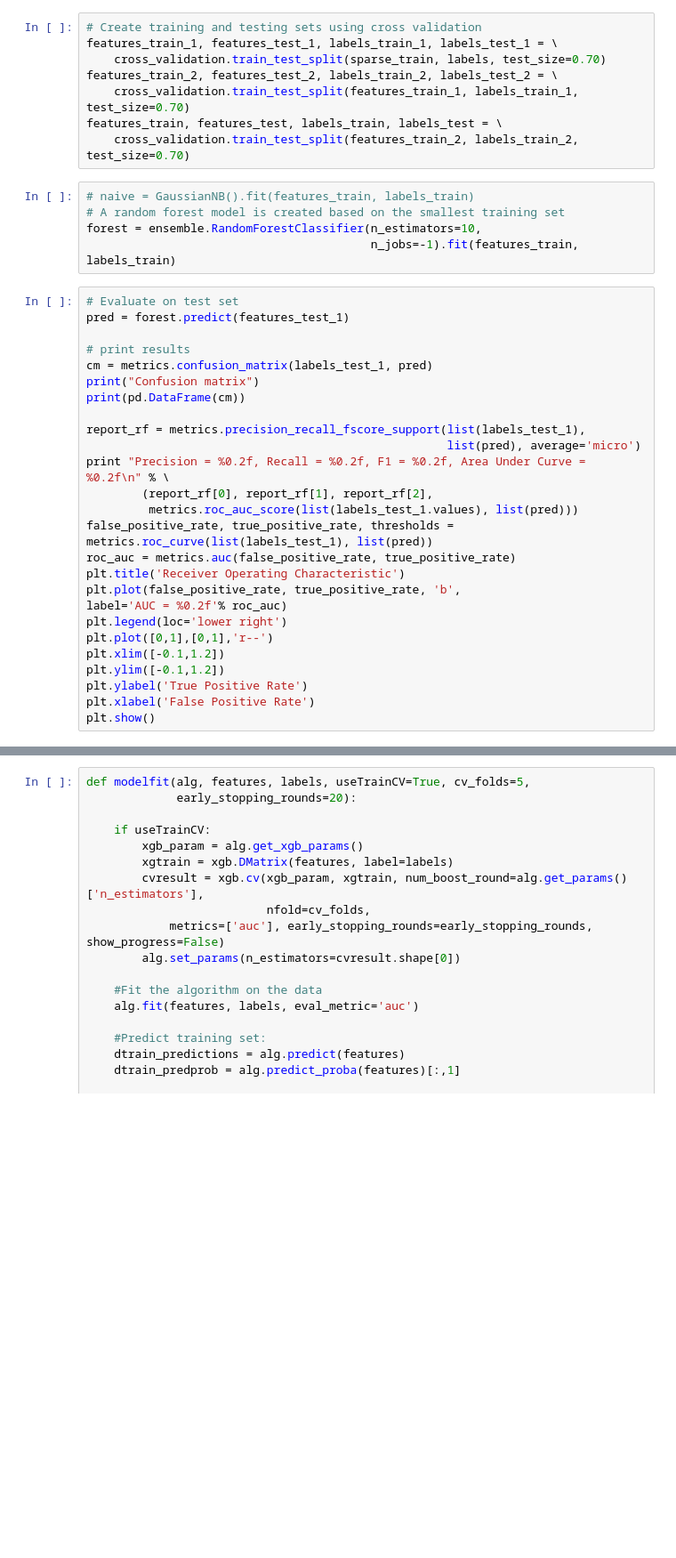
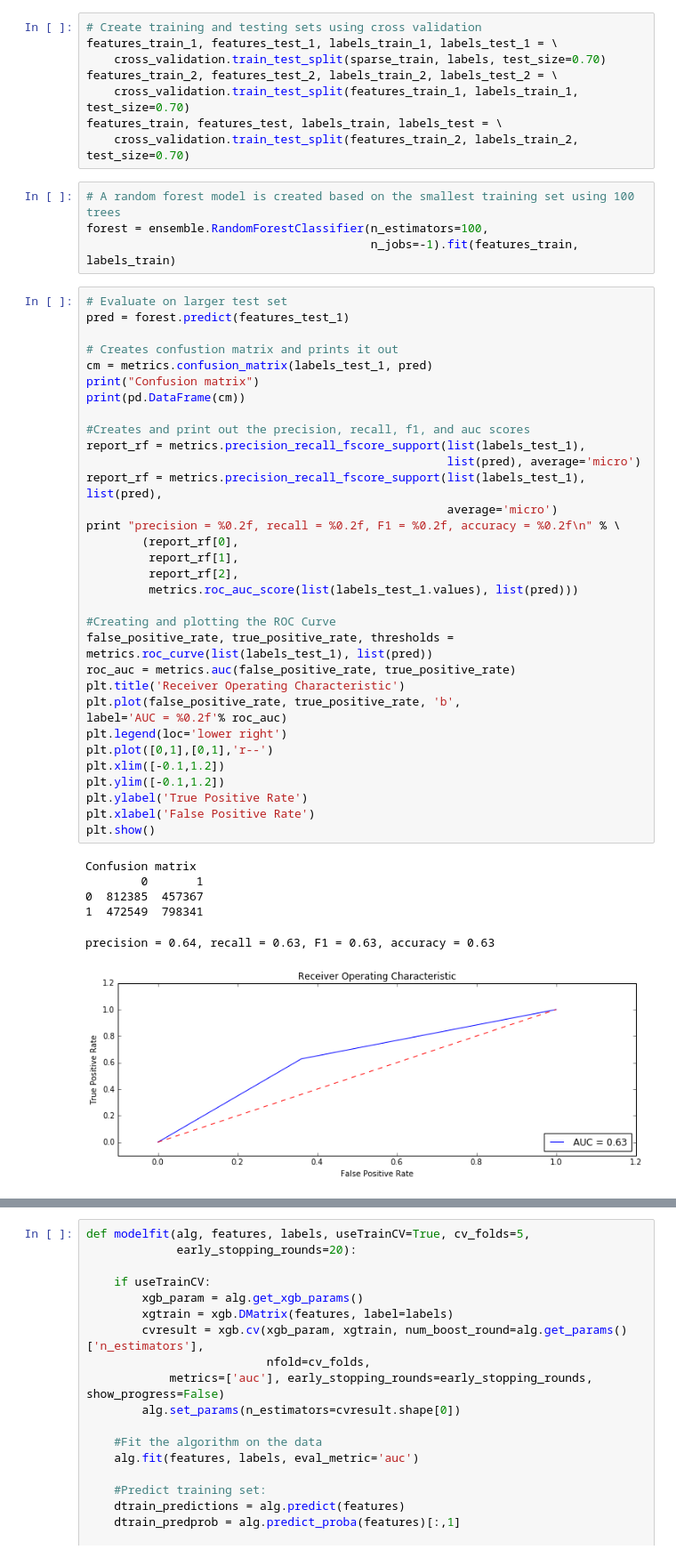
Before and after one commit to yaskyj/datascienceintensive, a Jupyter notebook: capstone/Flight Delays.ipynb, the cells around one changed output, grey strips where cells are left out. Shown: that part at 89% size. Drawn from its saved outputs; the diff is of its cells as text; blank space fills up the shorter version.

Commit message:
Complete most of the modeling section

```diff
--- a/capstone/Flight Delays.ipynb
+++ b/capstone/Flight Delays.ipynb
@@ -446,33 +446,46 @@ features_train_2, features_test_2, labels_train_2, labels_test_2 = \
 features_train, features_test, labels_train, labels_test = \
     cross_validation.train_test_split(features_train_2, labels_train_2, test_size=0.70)
 # %%
-# naive = GaussianNB().fit(features_train, labels_train)
-# A random forest model is created based on the smallest training set
-forest = ensemble.RandomForestClassifier(n_estimators=10,
+# A random forest model is created based on the smallest training set using 100 trees
+forest = ensemble.RandomForestClassifier(n_estimators=100,
                                          n_jobs=-1).fit(features_train, labels_train)
 # %%
-# Evaluate on test set
+# Evaluate on larger test set
 pred = forest.predict(features_test_1)
 
-# print results
+# Creates confustion matrix and prints it out
 cm = metrics.confusion_matrix(labels_test_1, pred)
 print("Confusion matrix")
 print(pd.DataFrame(cm))
 
+#Creates and print out the precision, recall, f1, and auc scores
 report_rf = metrics.precision_recall_fscore_support(list(labels_test_1),
                                                     list(pred), average='micro')
-print "Precision = %0.2f, Recall = %0.2f, F1 = %0.2f, Area Under Curve = %0.2f\n" % \
-        (report_rf[0], report_rf[1], report_rf[2],
+report_rf = metrics.precision_recall_fscore_support(list(labels_test_1), list(pred),
+                                                    average='micro')
+print "precision = %0.2f, recall = %0.2f, F1 = %0.2f, accuracy = %0.2f\n" % \
+        (report_rf[0],
+         report_rf[1],
+         report_rf[2],
          metrics.roc_auc_score(list(labels_test_1.values), list(pred)))
+
+#Creating and plotting the ROC Curve
 false_positive_rate, true_positive_rate, thresholds = metrics.roc_curve(list(labels_test_1), list(pred))
 roc_auc = metrics.auc(false_positive_rate, true_positive_rate)
 plt.title('Receiver Operating Characteristic')
 plt.plot(false_positive_rate, true_positive_rate, 'b',
 label='AUC = %0.2f'% roc_auc)
 plt.legend(loc='lower right')
 plt.plot([0,1],[0,1],'r--')
 plt.xlim([-0.1,1.2])
 plt.ylim([-0.1,1.2])
 plt.ylabel('True Positive Rate')
 plt.xlabel('False Positive Rate')
 plt.show()
+# %% [output]
+Confusion matrix
+        0       1
+0  812385  457367
+1  472549  798341
+precision = 0.64, recall = 0.63, F1 = 0.63, accuracy = 0.63
+[figure, added]
```
Also changed, not shown: parts of 7 cells of this notebook.
